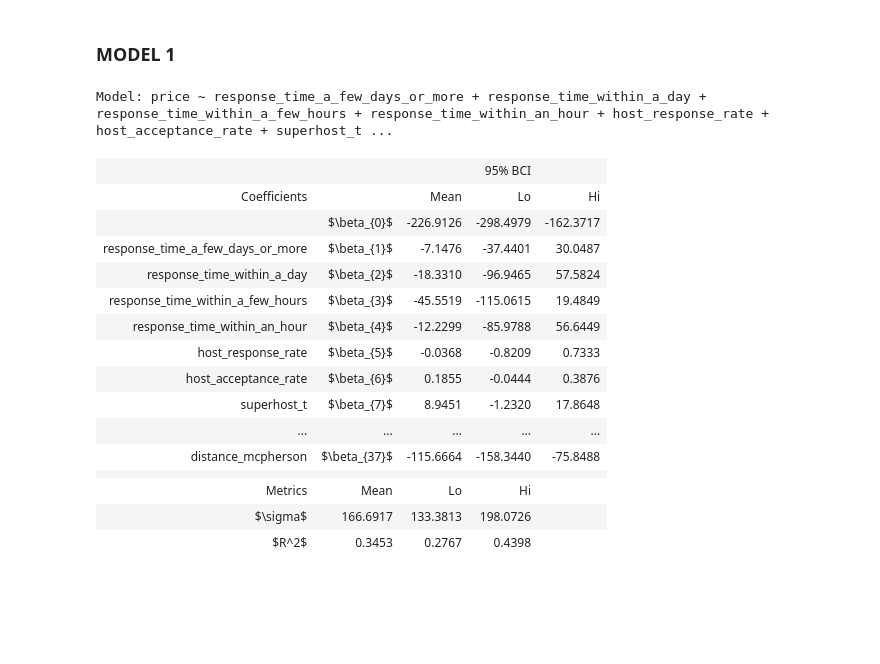
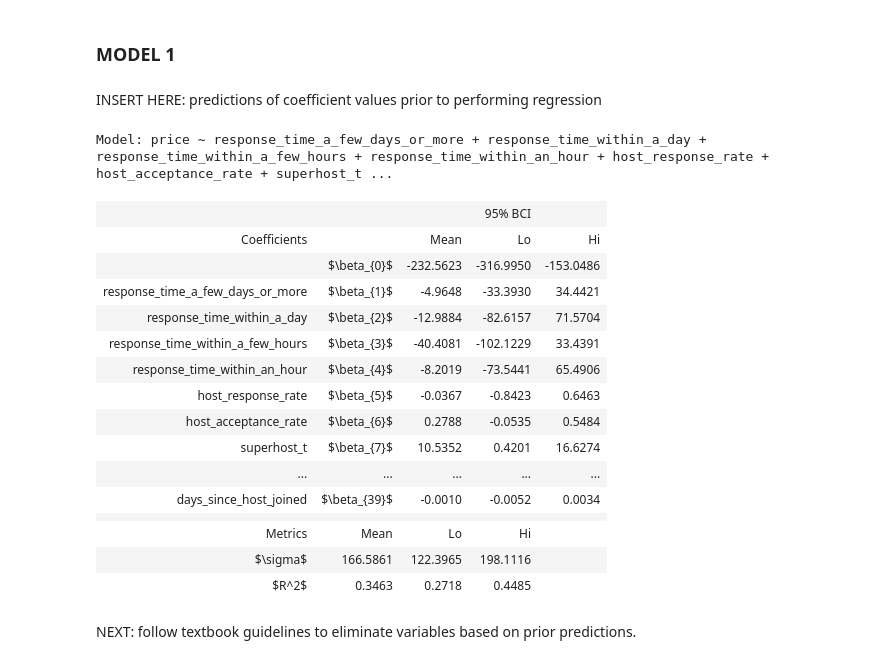
Before and after one commit to ayee6/JHUDataScienceGroup9, a Jupyter notebook: model1.ipynb, the cells around one changed output. Cells and saved outputs as stored; diff of their text form; code cells hidden in the pictures; blank space fills up the shorter version.

```diff
--- a/model1.ipynb
+++ b/model1.ipynb
@@ -238,42 +238,57 @@ vwListings.loc[vwListings['maximum_nights'] < vwListings['minimum_nights'], 'max
 # %%
 # STEVE: lower egregiously high maximum_nights
 vwListings.loc[vwListings['maximum_nights'] > 1125, 'maximum_nights'] = 1125
+# %%
+base_date = pd.Timestamp('2023-03-19')
+# %%
+## STEVE: create days_since_last_review
+vwListings['last_review'] = pd.to_datetime(vwListings['last_review'])
+vwListings['days_since_last_review'] = vwListings['last_review'].apply(lambda x: (base_date - x).days)
+vwListings.loc[vwListings['days_since_last_review'].isna(), 'days_since_last_review'] =\
+    vwListings['days_since_last_review'].mean() # impute mean (?)
+# %%
+## STEVE: create days_since_host_joined
+vwListings['days_since_host_joined'] = vwListings['host_since'].apply(lambda x: (base_date - x).days)
 # %% [markdown]
 ### MODEL 1
+# %% [markdown]
+INSERT HERE: predictions of coefficient values prior to performing regression
 # %%
 # NEED TO CONFIRM WITH STEVE AGAIN
 # Convert the date time of last review to numeric
 #vwListings['last_review'] = pd.to_datetime(vwListings['last_review'])
 # %%
-## STEVE: take out host_since (temporary)
+## STEVE: take out host_since, add days_since_last_review and days_since_host_joined
 # TEMPORARY TAKE OUT last_review
 model = ("price ~ response_time_a_few_days_or_more + response_time_within_a_day "
         "+ response_time_within_a_few_hours + response_time_within_an_hour + host_response_rate "
         "+ host_acceptance_rate + superhost_t "
         "+ profile_t + identity_verified_t + entire_home_apt + hotel_room + private_room + accommodates "
         "+ bathroom_numbers + bedrooms + beds + minimum_nights + maximum_nights + number_of_reviews "
         "+ review_scores_rating + review_scores_accuracy + review_scores_cleanliness + review_scores_checkin "
-        "+ review_scores_communication + review_scores_location + review_scores_value + instant_bookable_t " # instant_bookable_t
+        "+ review_scores_communication + review_scores_location + review_scores_value + instant_bookable_t "
         "+ calculated_host_listings_count + distance_smithsonian + distance_lincoln + distance_capitol "
         "+ distance_white_house + distance_library_congress + distance_nationals_park + distance_national_zoo "
-        "+ distance_railway + distance_mcpherson")
+        "+ distance_railway + distance_mcpherson + days_since_last_review + days_since_host_joined")
 result = models.bootstrap_linear_regression(model, data=vwListings)
 models.describe_bootstrap_lr(result, sd=4)
 # %% [output]
 Model: price ~ response_time_a_few_days_or_more + response_time_within_a_day + response_time_within_a_few_hours + response_time_within_an_hour + host_response_rate + host_acceptance_rate + superhost_t ...
 |  |  |  | 95% BCI |  |
 | Coefficients |  | Mean | Lo | Hi |
-|  | $\beta_{0}$ | -226.9126 | -298.4979 | -162.3717 |
-| response_time_a_few_days_or_more | $\beta_{1}$ | -7.1476 | -37.4401 | 30.0487 |
-| response_time_within_a_day | $\beta_{2}$ | -18.3310 | -96.9465 | 57.5824 |
-| response_time_within_a_few_hours | $\beta_{3}$ | -45.5519 | -115.0615 | 19.4849 |
-| response_time_within_an_hour | $\beta_{4}$ | -12.2299 | -85.9788 | 56.6449 |
-| host_response_rate | $\beta_{5}$ | -0.0368 | -0.8209 | 0.7333 |
-| host_acceptance_rate | $\beta_{6}$ | 0.1855 | -0.0444 | 0.3876 |
-| superhost_t | $\beta_{7}$ | 8.9451 | -1.2320 | 17.8648 |
+|  | $\beta_{0}$ | -232.5623 | -316.9950 | -153.0486 |
+| response_time_a_few_days_or_more | $\beta_{1}$ | -4.9648 | -33.3930 | 34.4421 |
+| response_time_within_a_day | $\beta_{2}$ | -12.9884 | -82.6157 | 71.5704 |
+| response_time_within_a_few_hours | $\beta_{3}$ | -40.4081 | -102.1229 | 33.4391 |
+| response_time_within_an_hour | $\beta_{4}$ | -8.2019 | -73.5441 | 65.4906 |
+| host_response_rate | $\beta_{5}$ | -0.0367 | -0.8423 | 0.6463 |
+| host_acceptance_rate | $\beta_{6}$ | 0.2788 | -0.0535 | 0.5484 |
+| superhost_t | $\beta_{7}$ | 10.5352 | 0.4201 | 16.6274 |
 | ... | ... | ... | ... | ... |
-| distance_mcpherson | $\beta_{37}$ | -115.6664 | -158.3440 | -75.8488 |
+| days_since_host_joined | $\beta_{39}$ | -0.0010 | -0.0052 | 0.0034 |
 |  |  |  |  |  |
 | Metrics | Mean | Lo | Hi |  |
-| $\sigma$ | 166.6917 | 133.3813 | 198.0726 |  |
-| $R^2$ | 0.3453 | 0.2767 | 0.4398 |  |
+| $\sigma$ | 166.5861 | 122.3965 | 198.1116 |  |
+| $R^2$ | 0.3463 | 0.2718 | 0.4485 |  |
+# %% [markdown]
+NEXT: follow textbook guidelines to eliminate variables based on prior predictions.
```
